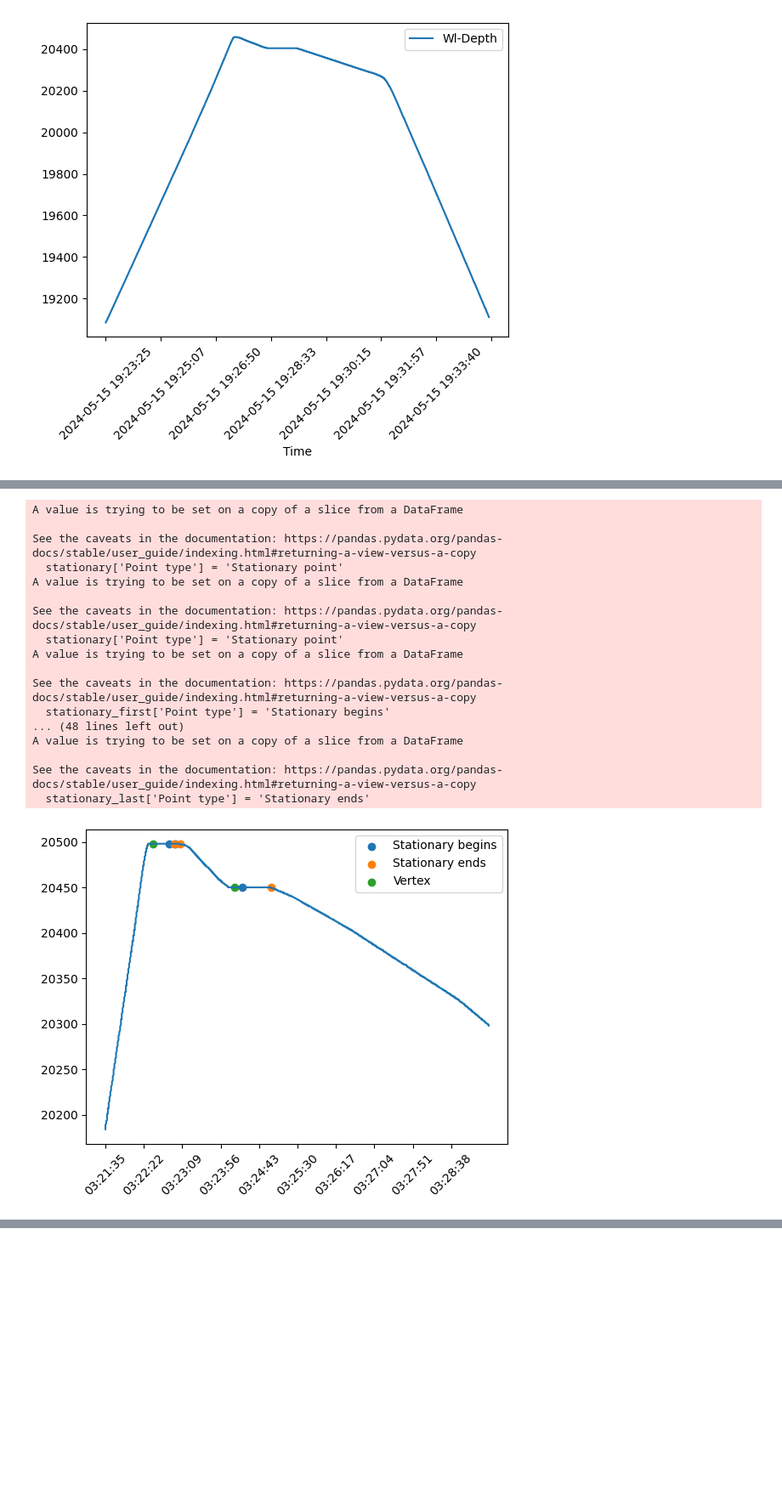
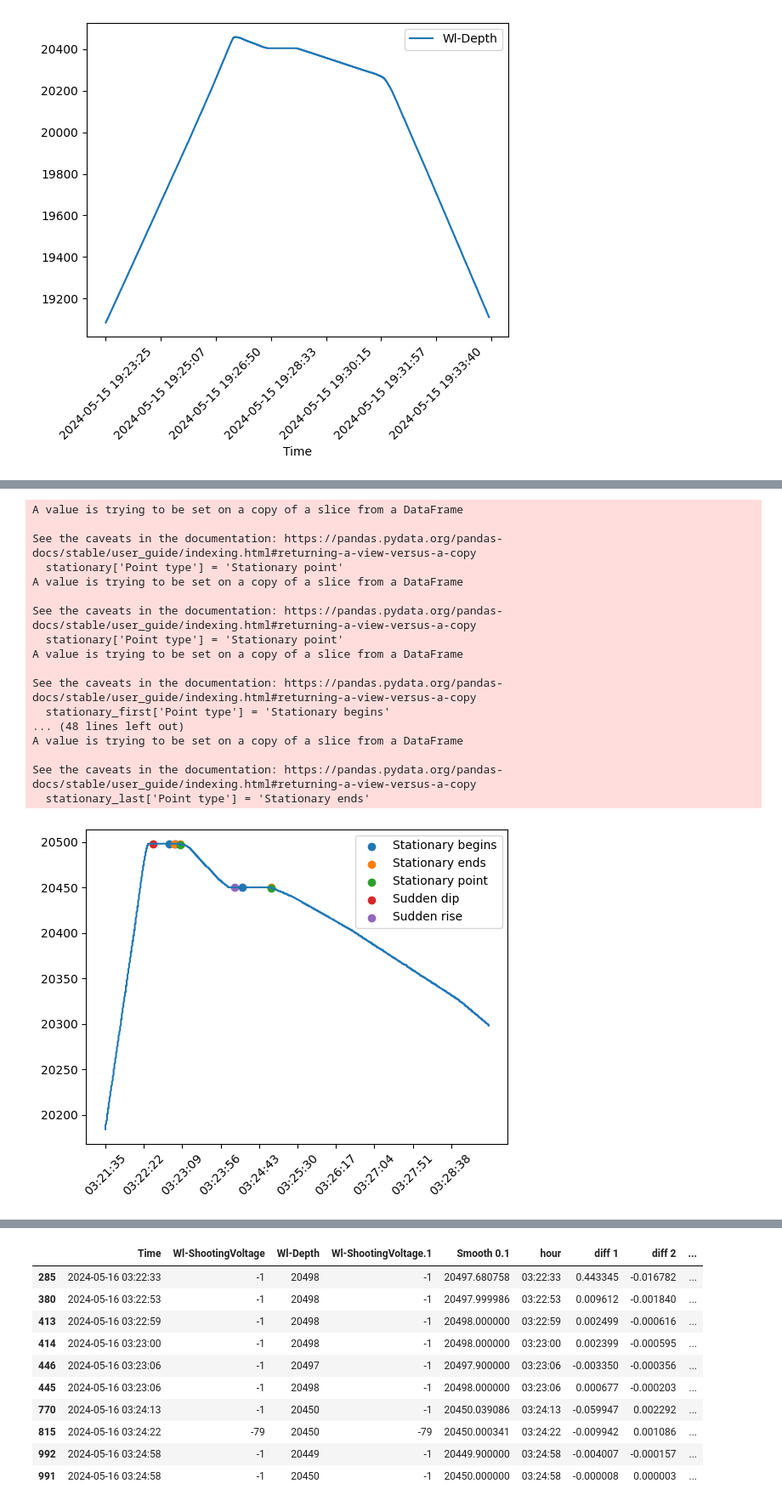
Before and after one commit to Ukepox/peaks-time-series, a Jupyter notebook: peaks.ipynb, the cells around one changed output, grey strips where cells are left out. Shown: that part at 85% size. Saved outputs shown, nothing was run; the diff lists cells and outputs as text; code cells hidden in the pictures; blank space fills up the shorter version.

Commit message:
Restructuring and added parameter
Added the return_stationary parameter to the function. Restructured the jupyter notebook and updated the README.md.

```diff
--- a/peaks.ipynb
+++ b/peaks.ipynb
@@ -24,14 +24,15 @@ dataset3.plot(x= 'Time', y= 'Wl-Depth', rot = 45)
 <Axes: xlabel='Time'>
 [figure]
 # %%
-def get_relevant_points(data, *,
+def get_peaks(data, *,
         time_series_col = 'Wl-Depth',
         strictness_level = 0, #Values should range from 1 to 3, if not specified it reverts to default values or value specified by user
-        smooth_factor = 0.1,
-        smooth_diff_factor = 0.04,
         make_plot = True,
         display_statistics = False,
         only_return_point_type = True,
+        return_stationary = False,
+        smooth_factor = 0.1,
+        smooth_diff_factor = 0.04,
         percentile = 0.75,
         rolling_window = 200,
         group_time_freq = 'T',
@@ -124,15 +125,16 @@ def get_relevant_points(data, *,
         if max_change != -1:
             summarized_data = pd.concat([summarized_data, group[np.abs(group['diff 2']) == max_change].head(1)])
     dfBigChanges = summarized_data
-    dfBigChanges['Point type'] = 'Vertex'
+    dfBigChanges['Point type'] = ['Sudden dip' if change < 0 else 'Sudden rise' for change in dfBigChanges['diff 2']]
 
-    #Putting it all together. Uniting stationary points and vertices into one single dataframe: dfRelevantPoints
-    dfRelevantPoints = pd.concat([dfStationary,dfBigChanges])
+    #Putting it all together. Uniting stationary points and vertices into one single dataframe: dfPeaks
+    dfPeaks = pd.concat([dfStationary,dfBigChanges])
     #Dropping points that happened at the same time.
-    dfRelevantPoints = dfRelevantPoints.drop_duplicates(subset = ['Time'], keep = 'last')
+    #dfPeaks = dfPeaks.drop_duplicates(subset = ['Time'], keep = 'last')
     #Sorting by Time
-    dfRelevantPoints = dfRelevantPoints.sort_values(by = 'Time')
+    dfPeaks = dfPeaks.sort_values(by = 'Time')
 
+    if not return_stationary : dfPeaks = dfPeaks[dfPeaks['Point type'].isin(['Sudden dip','Sudden rise'])]
 
     if make_plot :
         x = df['hour']
@@ -142,7 +144,7 @@ def get_relevant_points(data, *,
 
         plt.plot(x,y)
 
-        groupedPointType = dfRelevantPoints.groupby('Point type')
+        groupedPointType = dfPeaks.groupby('Point type')
 
         for label, group in groupedPointType :
             plt.scatter(group['hour'], group[time_series_col], label=label)
@@ -152,6 +154,8 @@ def get_relevant_points(data, *,
         plt.gca().set_xticks(df['hour'][::x_axis_steps])
         plt.legend()
         plt.show()
+
+
     if display_statistics : display(df.describe())
-    if only_return_point_type : return dfRelevantPoints.drop(columns = ['diff 1', 'diff 2', 'big 2 diff', f'Smooth {smooth_factor}', 'hour'])
-    else : return dfRelevantPoints
+    if only_return_point_type : return dfPeaks.drop(columns = ['diff 1', 'diff 2', 'big 2 diff', f'Smooth {smooth_factor}', 'hour'])
+    else : return dfPeaks
@@ -158,28 +214,28 @@ def get_relevant_points(data, *,
 # %%
-df = get_relevant_points('data\dataset1.txt',
+#Playing with the function's return parameters to get more from the function
+get_peaks('data/dataset1.txt',
         time_series_col = 'Wl-Depth',
         strictness_level = 2,
         make_plot = True,
-        display_statistics = False,
-        only_return_point_type = True,
-)
-df
+        display_statistics = True,
+        only_return_point_type = False,
+        return_stationary = True)
 # %% [output]
 A value is trying to be set on a copy of a slice from a DataFrame
 
 See the caveats in the documentation: https://pandas.pydata.org/pandas-docs/stable/user_guide/indexing.html#returning-a-view-versus-a-copy
   stationary['Point type'] = 'Stationary point'
 A value is trying to be set on a copy of a slice from a DataFrame
 
 See the caveats in the documentation: https://pandas.pydata.org/pandas-docs/stable/user_guide/indexing.html#returning-a-view-versus-a-copy
   stationary['Point type'] = 'Stationary point'
 A value is trying to be set on a copy of a slice from a DataFrame
 
 See the caveats in the documentation: https://pandas.pydata.org/pandas-docs/stable/user_guide/indexing.html#returning-a-view-versus-a-copy
   stationary_first['Point type'] = 'Stationary begins'
 ... (48 lines left out)
 A value is trying to be set on a copy of a slice from a DataFrame
 
 See the caveats in the documentation: https://pandas.pydata.org/pandas-docs/stable/user_guide/indexing.html#returning-a-view-versus-a-copy
   stationary_last['Point type'] = 'Stationary ends'
-[figure, old version]
+[figure, new version]
@@ -194,0 +251,11 @@ See the caveats in the documentation: https://pandas.pydata.org/pandas-docs/stab
+|  | Time | Wl-ShootingVoltage | Wl-Depth | Wl-ShootingVoltage.1 | Smooth 0.1 | hour | diff 1 | diff 2 | ... |
+| 285 | 2024-05-16 03:22:33 | -1 | 20498 | -1 | 20497.680758 | 03:22:33 | 0.443345 | -0.016782 | ... |
+| 380 | 2024-05-16 03:22:53 | -1 | 20498 | -1 | 20497.999986 | 03:22:53 | 0.009612 | -0.001840 | ... |
+| 413 | 2024-05-16 03:22:59 | -1 | 20498 | -1 | 20498.000000 | 03:22:59 | 0.002499 | -0.000616 | ... |
+| 414 | 2024-05-16 03:23:00 | -1 | 20498 | -1 | 20498.000000 | 03:23:00 | 0.002399 | -0.000595 | ... |
+| 446 | 2024-05-16 03:23:06 | -1 | 20497 | -1 | 20497.900000 | 03:23:06 | -0.003350 | -0.000356 | ... |
+| 445 | 2024-05-16 03:23:06 | -1 | 20498 | -1 | 20498.000000 | 03:23:06 | 0.000677 | -0.000203 | ... |
+| 770 | 2024-05-16 03:24:13 | -1 | 20450 | -1 | 20450.039086 | 03:24:13 | -0.059947 | 0.002292 | ... |
+| 815 | 2024-05-16 03:24:22 | -79 | 20450 | -79 | 20450.000341 | 03:24:22 | -0.009942 | 0.001086 | ... |
+| 992 | 2024-05-16 03:24:58 | -1 | 20449 | -1 | 20449.900000 | 03:24:58 | -0.004007 | -0.000157 | ... |
+| 991 | 2024-05-16 03:24:58 | -1 | 20450 | -1 | 20450.000000 | 03:24:58 | -0.000008 | 0.000003 | ... |
```
Also changed, not shown: parts of 5 cells of this notebook, 1 other file.
